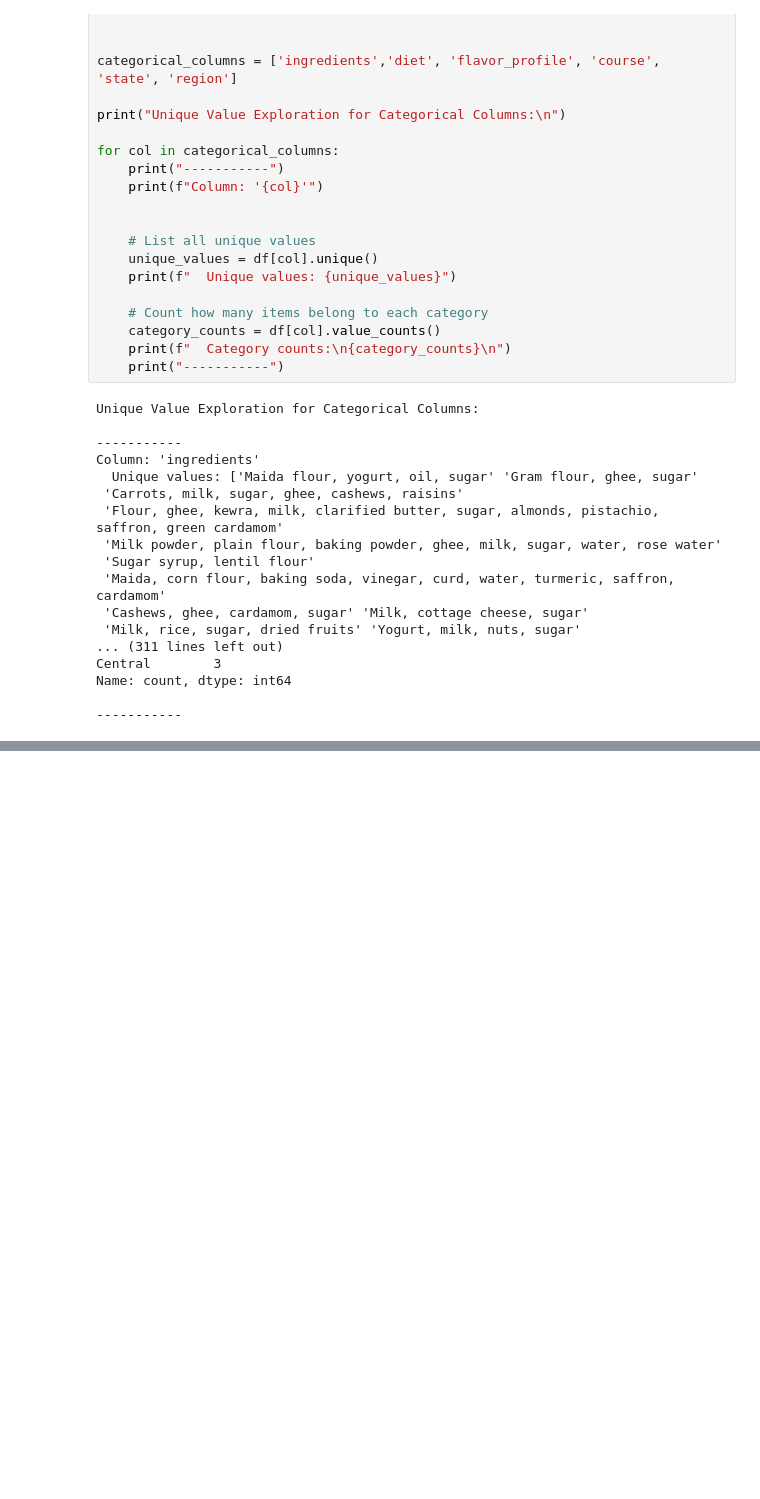
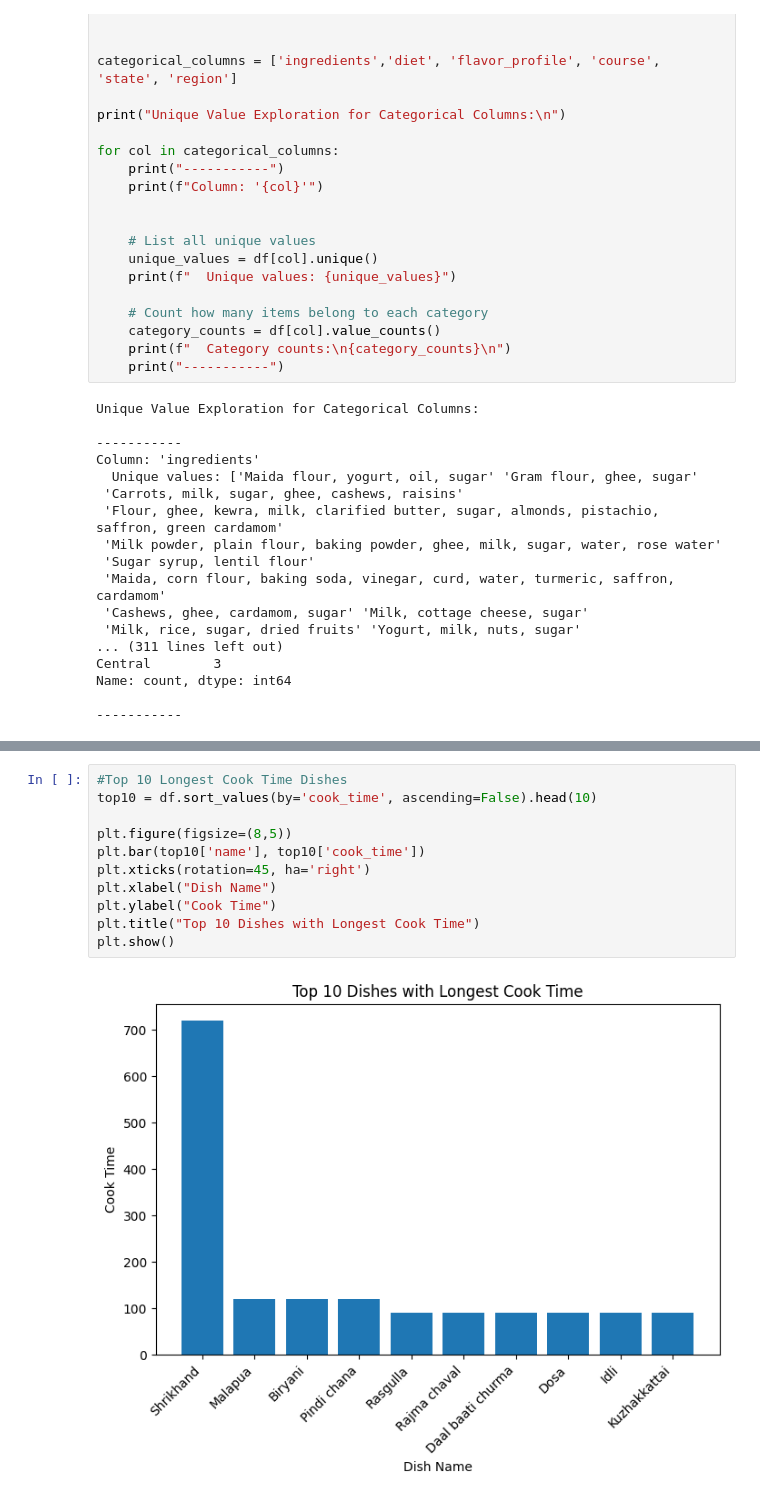
Before and after one commit to ShadowMonarchX/ai-ml-internship, a Jupyter notebook: Week - 1/Day-1.ipynb, the cells around one changed output, grey strips where cells are left out. Cells and saved outputs as stored; diff of their text form; blank space fills up the shorter version.

```diff
--- a/Week - 1/Day-1.ipynb
+++ b/Week - 1/Day-1.ipynb
@@ -247,0 +337,13 @@ plt.show()
+# %%
+#Top 10 Longest Cook Time Dishes
+top10 = df.sort_values(by='cook_time', ascending=False).head(10)
+
+plt.figure(figsize=(8,5))
+plt.bar(top10['name'], top10['cook_time'])
+plt.xticks(rotation=45, ha='right')
+plt.xlabel("Dish Name")
+plt.ylabel("Cook Time")
+plt.title("Top 10 Dishes with Longest Cook Time")
+plt.show()
+# %% [output]
+[figure, added]
```
Also changed, not shown: parts of 12 cells of this notebook.
